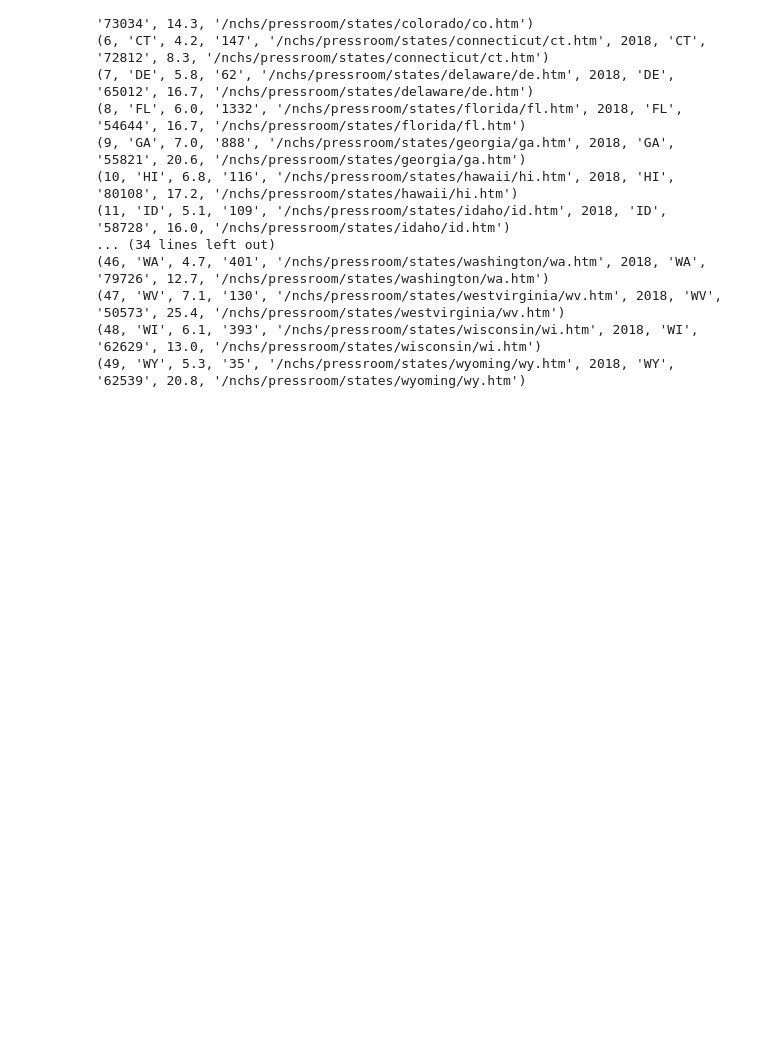
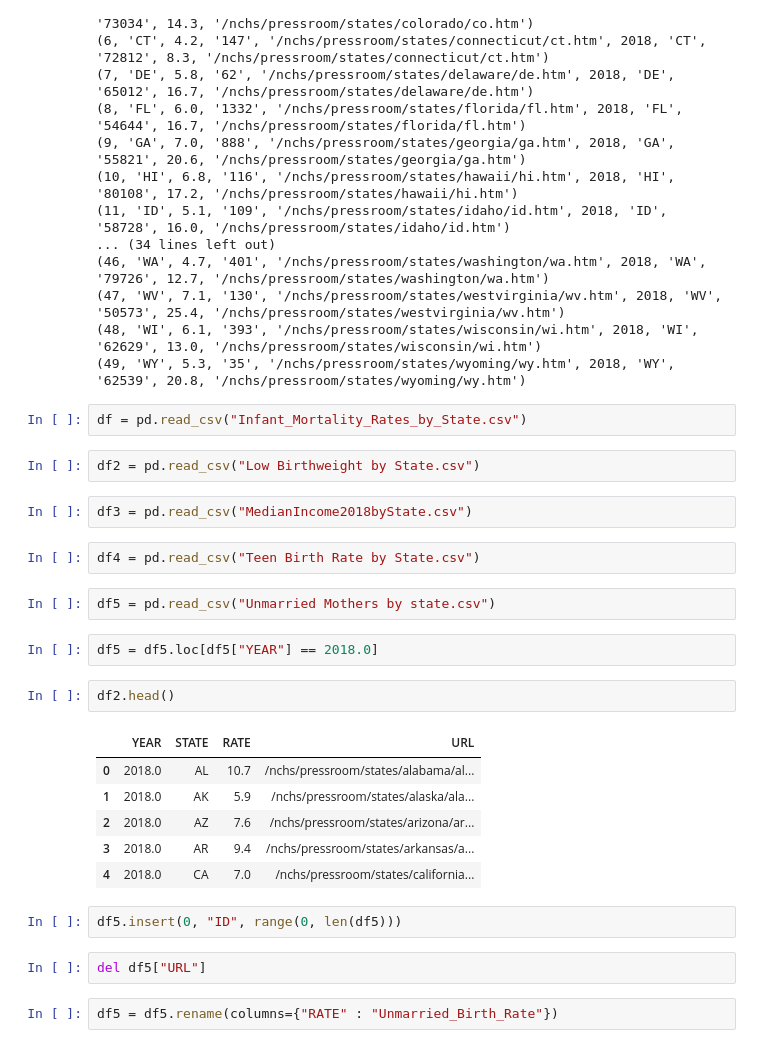
Before and after one commit to 0xyyyy/Infant_Mortality, a Jupyter notebook: Resources/app.ipynb, the cells around one changed output. Drawn from its saved outputs; the diff is of its cells as text; blank space fills up the shorter version.

```diff
--- a/Resources/app.ipynb
+++ b/Resources/app.ipynb
@@ -626,3 +626,30 @@ conn.close()
 (47, 'WV', 7.1, '130', '/nchs/pressroom/states/westvirginia/wv.htm', 2018, 'WV', '50573', 25.4, '/nchs/pressroom/states/westvirginia/wv.htm')
 (48, 'WI', 6.1, '393', '/nchs/pressroom/states/wisconsin/wi.htm', 2018, 'WI', '62629', 13.0, '/nchs/pressroom/states/wisconsin/wi.htm')
 (49, 'WY', 5.3, '35', '/nchs/pressroom/states/wyoming/wy.htm', 2018, 'WY', '62539', 20.8, '/nchs/pressroom/states/wyoming/wy.htm')
+# %%
+df = pd.read_csv("Infant_Mortality_Rates_by_State.csv")
+# %%
+df2 = pd.read_csv("Low Birthweight by State.csv")
+# %%
+df3 = pd.read_csv("MedianIncome2018byState.csv")
+# %%
+df4 = pd.read_csv("Teen Birth Rate by State.csv")
+# %%
+df5 = pd.read_csv("Unmarried Mothers by state.csv")
+# %%
+df5 = df5.loc[df5["YEAR"] == 2018.0]
+# %%
+df2.head()
+# %% [output]
+|  | YEAR | STATE | RATE | URL |
+| 0 | 2018.0 | AL | 10.7 | /nchs/pressroom/states/alabama/al... |
+| 1 | 2018.0 | AK | 5.9 | /nchs/pressroom/states/alaska/ala... |
+| 2 | 2018.0 | AZ | 7.6 | /nchs/pressroom/states/arizona/ar... |
+| 3 | 2018.0 | AR | 9.4 | /nchs/pressroom/states/arkansas/a... |
+| 4 | 2018.0 | CA | 7.0 | /nchs/pressroom/states/california... |
+# %%
+df5.insert(0, "ID", range(0, len(df5)))
+# %%
+del df5["URL"]
+# %%
+df5 = df5.rename(columns={"RATE" : "Unmarried_Birth_Rate"})
```
Also changed, not shown: parts of 18 cells of this notebook, 3 other files.
